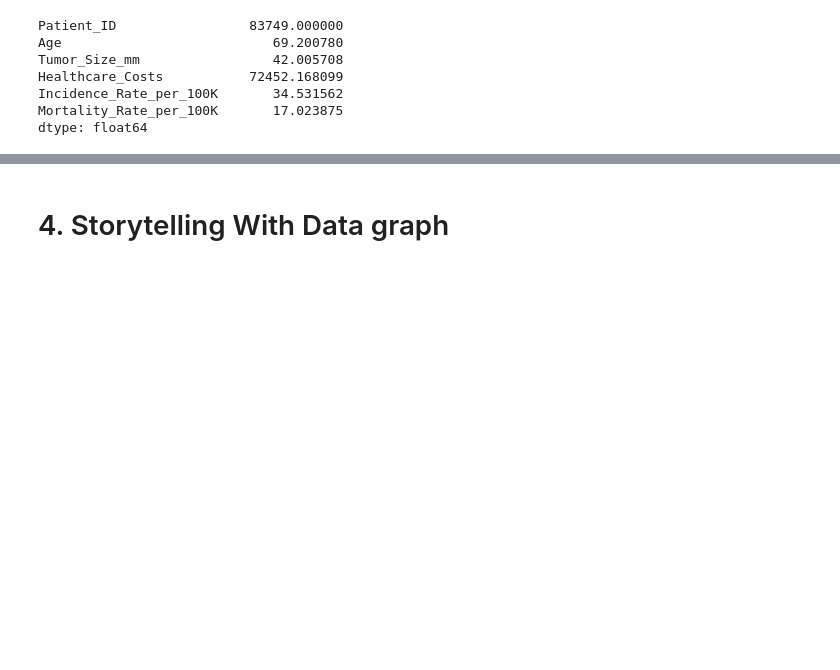
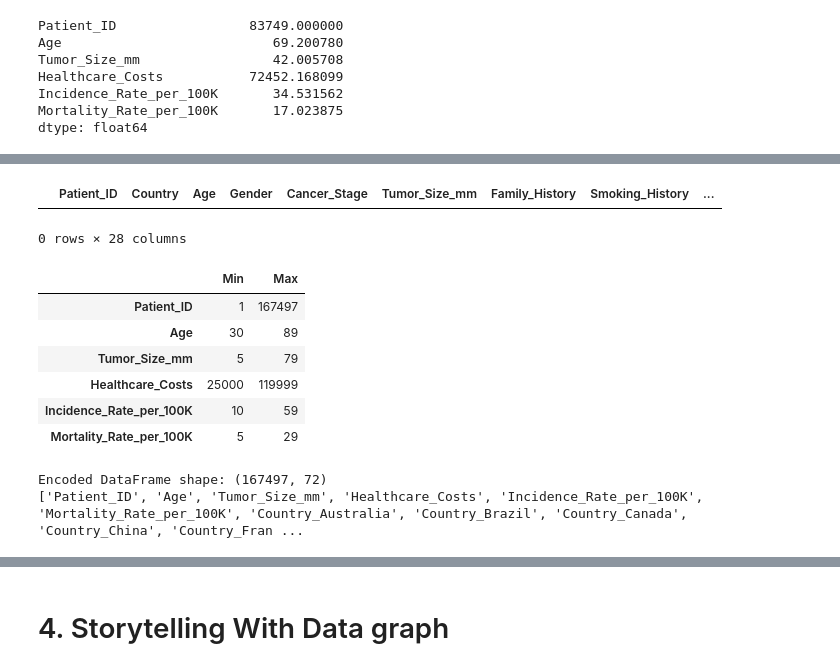
Before and after one commit to rain-dimen/OMDS-ModB2-Milestone3-Dimen-Rain, a Jupyter notebook: OMDS-ModB2-Week2-Dimen-Rain.ipynb, the cells around one changed output, grey strips where cells are left out. Drawn from its saved outputs; the diff is of its cells as text; code cells hidden in the pictures; blank space fills up the shorter version.

```diff
--- a/OMDS-ModB2-Week2-Dimen-Rain.ipynb
+++ b/OMDS-ModB2-Week2-Dimen-Rain.ipynb
@@ -564,0 +614,36 @@ dtype: float64
+# %%
+# checking for inconsistencies
+age_inc = df_cc[df_cc['Age'] < 0]
+age_inc
+# %% [output]
+|  | Patient_ID | Country | Age | Gender | Cancer_Stage | Tumor_Size_mm | Family_History | Smoking_History | ... |
+0 rows × 28 columns
+# %%
+min_max_table = pd.DataFrame({
+    'Min': df_cc.select_dtypes(include='number').min(),
+    'Max': df_cc.select_dtypes(include='number').max()
+})
+min_max_table
+# %% [output]
+|  | Min | Max |
+| Patient_ID | 1 | 167497 |
+| Age | 30 | 89 |
+| Tumor_Size_mm | 5 | 79 |
+| Healthcare_Costs | 25000 | 119999 |
+| Incidence_Rate_per_100K | 10 | 59 |
+| Mortality_Rate_per_100K | 5 | 29 |
+# %%
+# Encode categorical columns - I am not sure if this is the best way to deal with countries
+
+# Automatically detect categorical columns
+categorical_cols = df_cc.select_dtypes(include=['object', 'category']).columns
+
+# Apply one-hot encoding
+df_encoded = pd.get_dummies(df_cc, columns=categorical_cols, drop_first=False)
+
+# Show the shape and column preview
+print(f"Encoded DataFrame shape: {df_encoded.shape}")
+print(df_encoded.columns.tolist())
+# %% [output]
+Encoded DataFrame shape: (167497, 72)
+['Patient_ID', 'Age', 'Tumor_Size_mm', 'Healthcare_Costs', 'Incidence_Rate_per_100K', 'Mortality_Rate_per_100K', 'Country_Australia', 'Country_Brazil', 'Country_Canada', 'Country_China', 'Country_Fran ...
```
Also changed, not shown: parts of 8 cells of this notebook.
